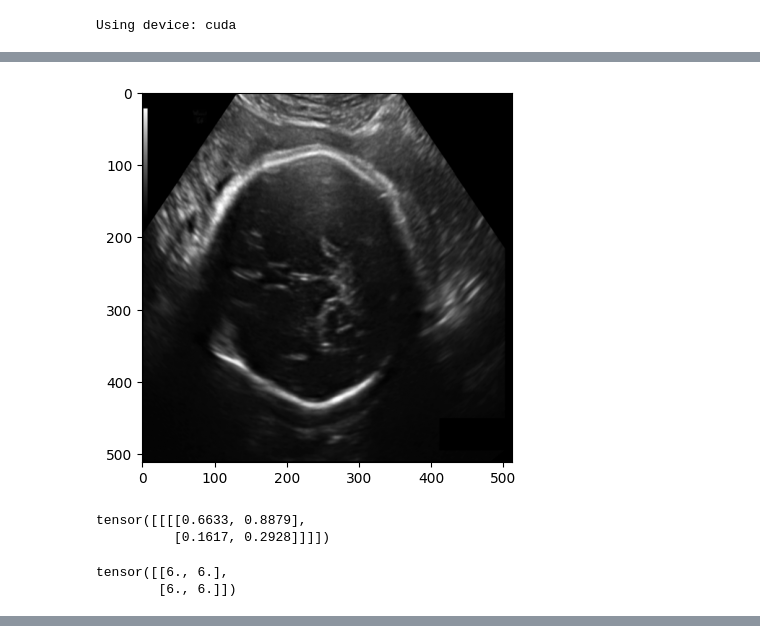
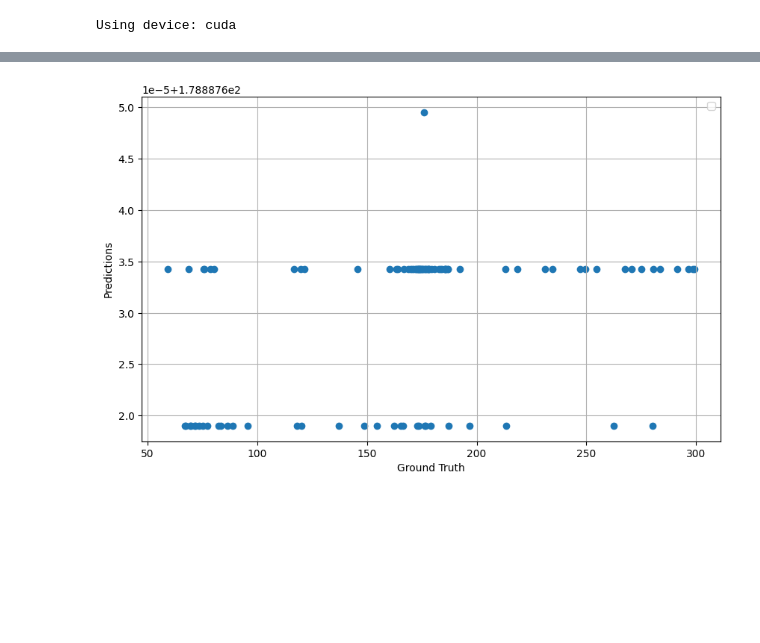
Before and after one commit to SneakersV/mlmed2025, a Jupyter notebook: Prac 2/Prac2.ipynb, the cells around one changed output, grey strips where cells are left out. Cells and saved outputs as stored; diff of their text form; code cells hidden in the pictures; blank space fills up the shorter version.

```diff
--- a/Prac 2/Prac2.ipynb
+++ b/Prac 2/Prac2.ipynb
@@ -210,21 +267,29 @@ Epoch 10/10, Train Loss: 4205.0383, Val Loss: 4240.4055
-# %%
-img, ann = next(iter(train_dataloader))
-plt.imshow(img[0].permute(1,2,0), cmap="gray")
-plt.show()
-# %% [output]
-[figure, removed]
-# %%
-A = torch.rand(1,1,2,2)
-A
-# %% [output]
-tensor([[[[0.6633, 0.8879],
-          [0.1617, 0.2928]]]])
-# %%
-import torch
-B = torch.Tensor([0.5,6])
-B_expanded = B.view(1, 1, 1, 1, 2).expand(1, 1, 2, 2, 2)
-C = torch.concat([A.unsqueeze(-1),B_expanded],dim=-1)
-C[0][0][:,:,2]
-# %% [output]
-tensor([[6., 6.],
-        [6., 6.]])
+# %%
+import matplotlib.pyplot as plt
+from sklearn.metrics import r2_score
+
+model.eval()
+
+test_loss = 0.0
+pred = []
+labels = []
+
+with torch.no_grad():
+  for image, annotation in test_dataloader:
+    image, annotation = image.to(device), annotation.to(device)
+    output = model(image)
+    loss = criterion(output.view(-1), annotation.view(-1))
+    test_loss += loss.item()
+    pred.extend(output.view(-1).cpu().numpy())
+    labels.extend(annotation.view(-1).cpu().numpy())
+
+print(f"Test Loss: {test_loss/len(test_dataloader):.4f}")
+
+plt.figure(figsize=(10, 6))
+plt.scatter(labels, pred)
+plt.xlabel("Ground Truth")
+plt.ylabel("Predictions")
+plt.legend()
+plt.grid(True)
+plt.show()
+# %% [output]
@@ -230,0 +297 @@ tensor([[6., 6.],
+[figure, added]
```
Also changed, not shown: parts of 5 cells of this notebook.
